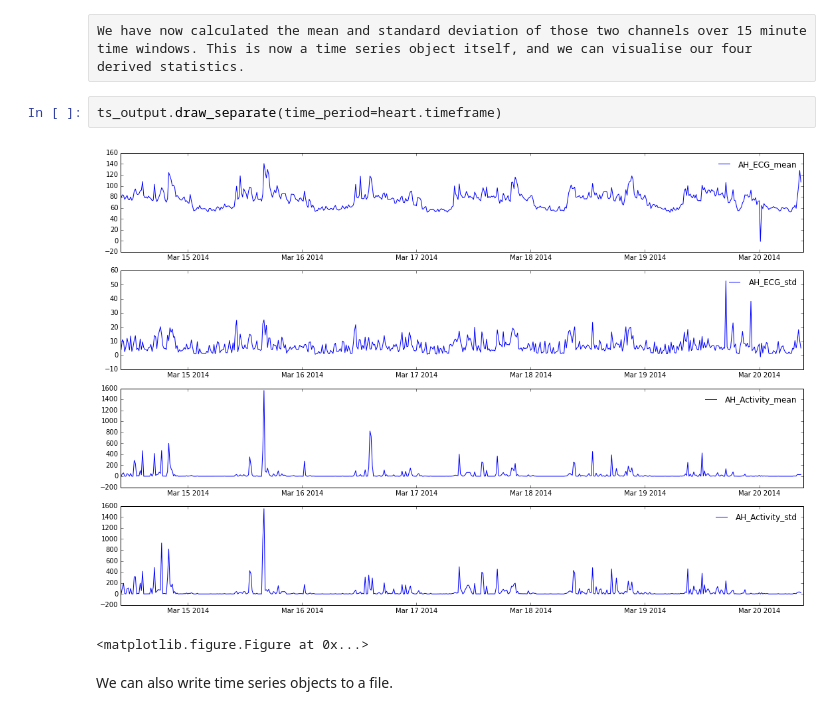
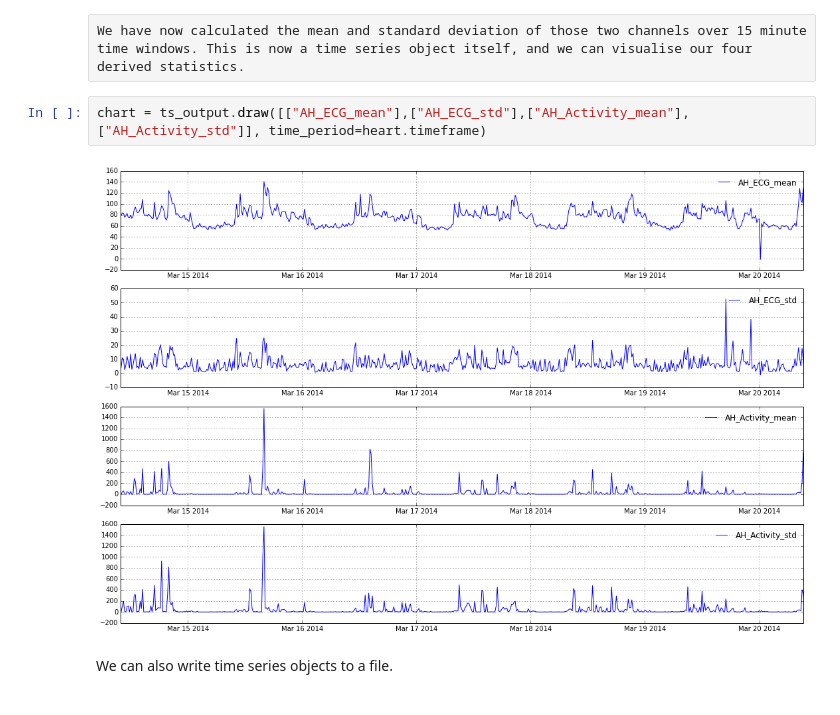
Before and after one commit to Thomite/pampro, a Jupyter notebook: examples/pampro_introduction.ipynb, the cells around one changed output. Saved outputs shown, nothing was run; the diff lists cells and outputs as text.

```diff
--- a/examples/pampro_introduction.ipynb
+++ b/examples/pampro_introduction.ipynb
@@ -39,11 +38,10 @@ simplified = ts.piecewise_statistics(timedelta(minutes=15), stats)
 ts_output.add_channels(simplified)
 # %% [raw]
 We have now calculated the mean and standard deviation of those two channels over 15 minute time windows. This is now a time series object itself, and we can visualise our four derived statistics.
-# %%
-ts_output.draw_separate(time_period=heart.timeframe)
-# %% [output]
-[figure, removed]
-<matplotlib.figure.Figure at 0x...>
+# %%
+chart = ts_output.draw([["AH_ECG_mean"],["AH_ECG_std"],["AH_Activity_mean"],["AH_Activity_std"]], time_period=heart.timeframe)
+# %% [output]
+[figure, added]
 # %% [markdown]
 We can also write time series objects to a file.
 # %%
```
Also changed, not shown: parts of 5 cells of this notebook, 1 other file.
